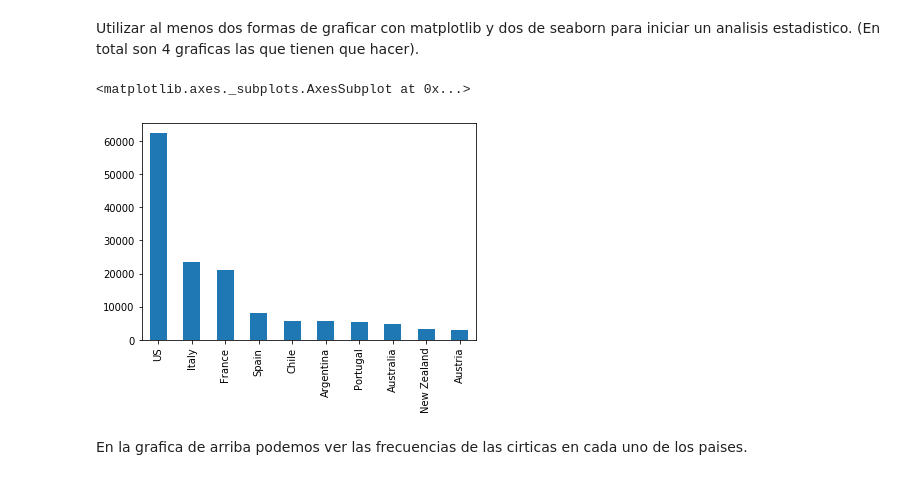
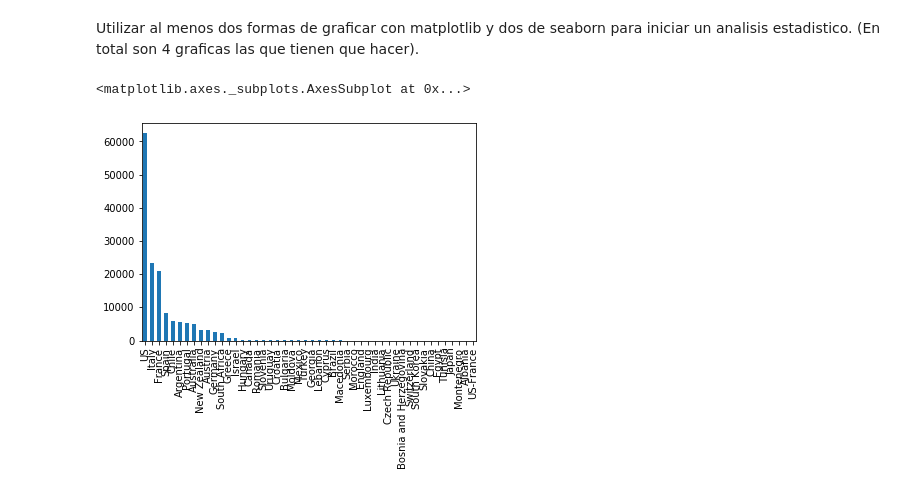
Before and after one commit to carlmuva/MINERIA-DE-DATOS, a Jupyter notebook: Practica2/Practica2.ipynb, the cells around one changed output. Saved outputs shown, nothing was run; the diff lists cells and outputs as text; code cells hidden in the pictures.

```diff
--- a/Practica2/Practica2.ipynb
+++ b/Practica2/Practica2.ipynb
@@ -103,9 +103,7 @@ Name: points, dtype: float64
 # %% [markdown]
 Utilizar al menos dos formas de graficar con matplotlib y dos de seaborn para iniciar un analisis estadistico. (En total son 4 graficas las que tienen que hacer).
 # %%
-bdvinos['country'].value_counts().head(10).plot.bar()
+bdvinos['country'].value_counts().head(54).plot.bar()
 # %% [output]
 <matplotlib.axes._subplots.AxesSubplot at 0x...>
-[figure, old version]
+[figure, new version]
-# %% [markdown]
-En la grafica de arriba podemos ver las frecuencias de las cirticas en cada uno de los paises.
```
Also changed, not shown: parts of 24 cells of this notebook.
